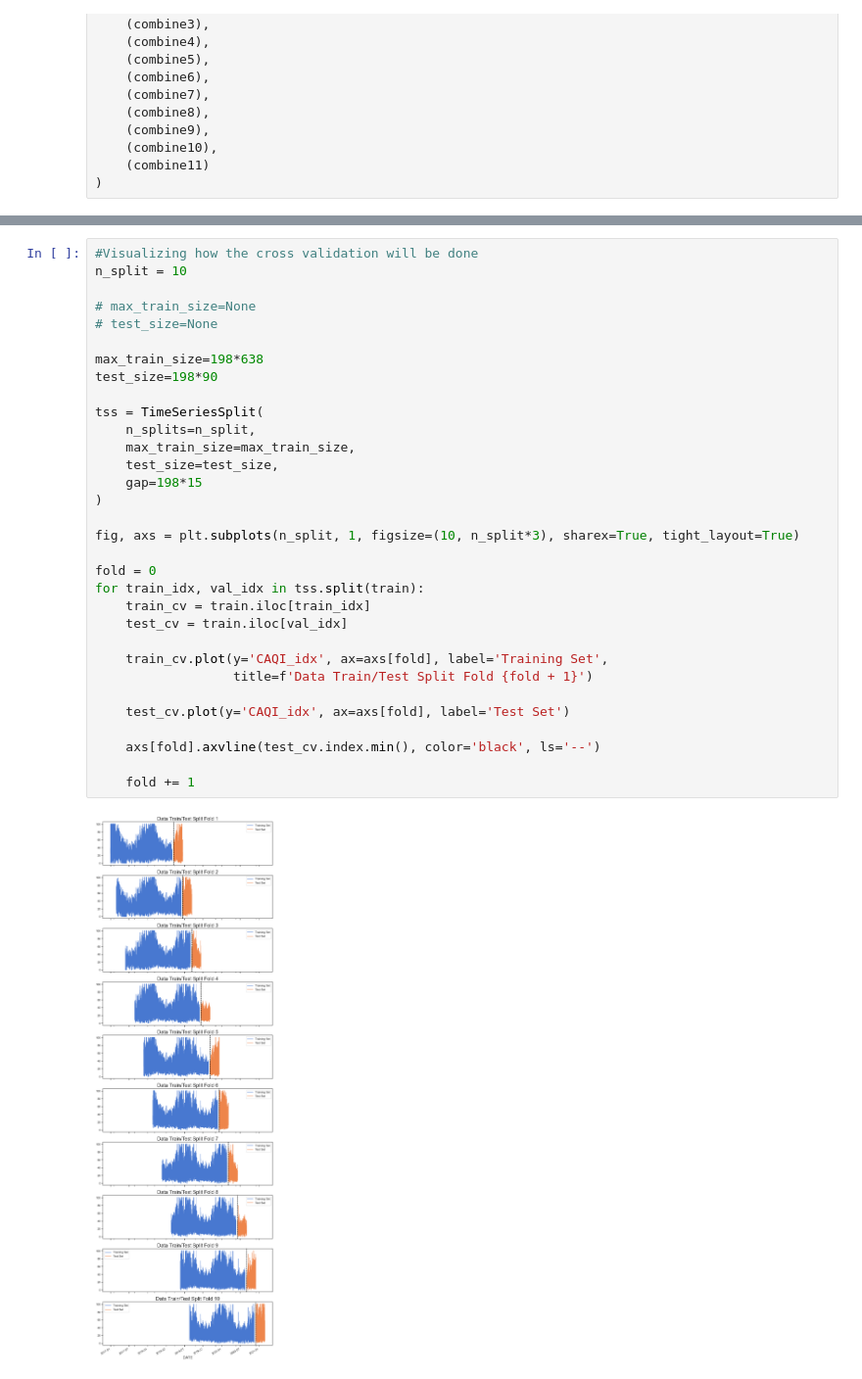
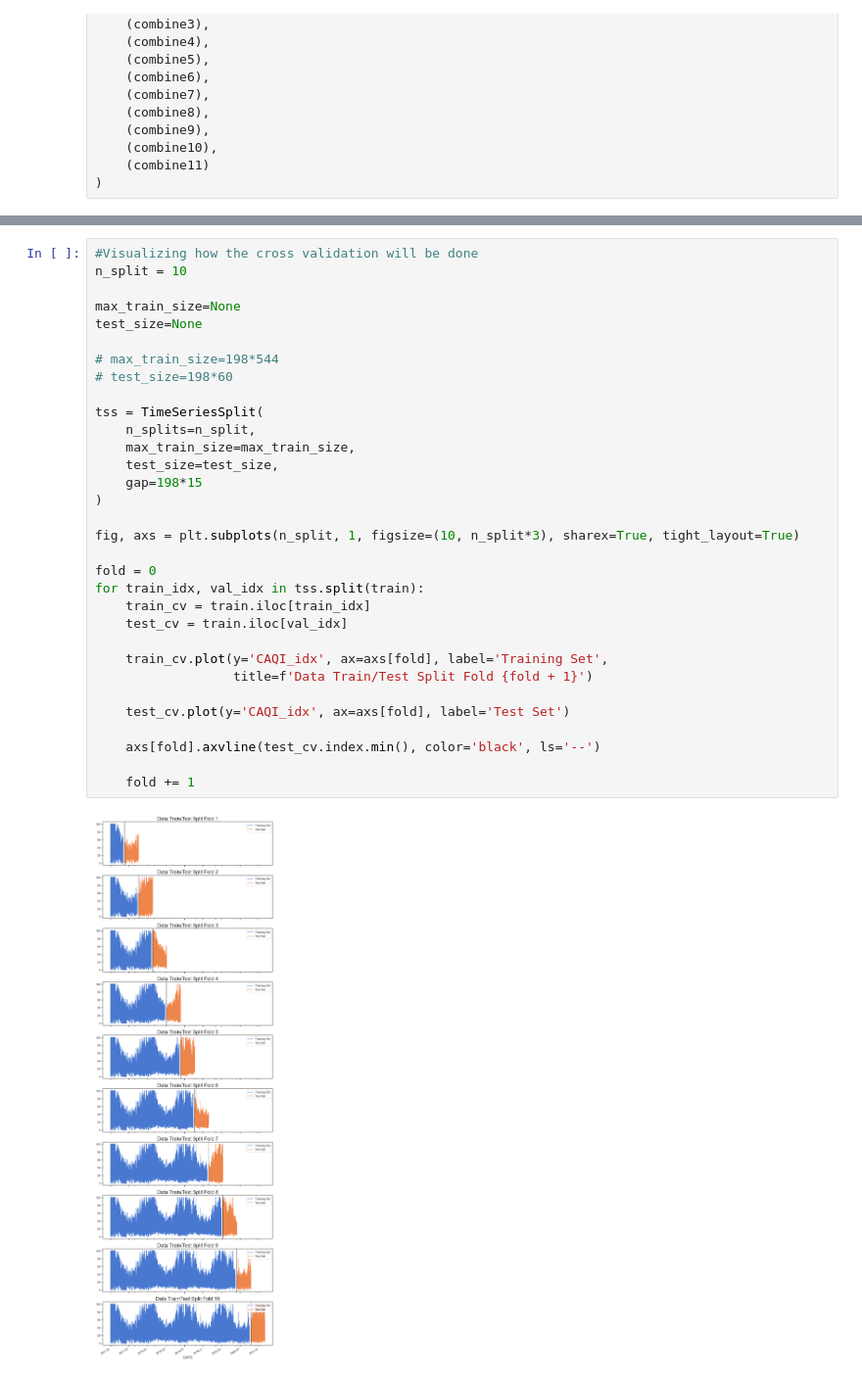
Before and after one commit to OmdenaAI/warsaw-poland-chapter-air-pollution, a Jupyter notebook: src/tasks/task-4-modeling/Joseph Antony_Modelling/1. BaseLine Model.ipynb, the cells around one changed output, grey strips where cells are left out. Shown at 98% size. Saved outputs shown, nothing was run; the diff lists cells and outputs as text.

```diff
--- a/src/tasks/task-4-modeling/Joseph Antony_Modelling/1. BaseLine Model.ipynb
+++ b/src/tasks/task-4-modeling/Joseph Antony_Modelling/1. BaseLine Model.ipynb
@@ -207,34 +205,34 @@ Pipeline(steps=[('pipeline',
 # %%
 #Visualizing how the cross validation will be done
 n_split = 10
 
-# max_train_size=None
-# test_size=None
+max_train_size=None
+test_size=None
 
-max_train_size=198*638
-test_size=198*90
+# max_train_size=198*544
+# test_size=198*60
 
 tss = TimeSeriesSplit(
     n_splits=n_split,
     max_train_size=max_train_size,
     test_size=test_size,
     gap=198*15
 )
 
 fig, axs = plt.subplots(n_split, 1, figsize=(10, n_split*3), sharex=True, tight_layout=True)
 
 fold = 0
 for train_idx, val_idx in tss.split(train):
     train_cv = train.iloc[train_idx]
     test_cv = train.iloc[val_idx]
 
     train_cv.plot(y='CAQI_idx', ax=axs[fold], label='Training Set',
                   title=f'Data Train/Test Split Fold {fold + 1}')
 
     test_cv.plot(y='CAQI_idx', ax=axs[fold], label='Test Set')
 
     axs[fold].axvline(test_cv.index.min(), color='black', ls='--')
 
     fold += 1
 # %% [output]
-[figure, old version]
+[figure, new version]
```
Also changed, not shown: parts of 20 cells of this notebook.
